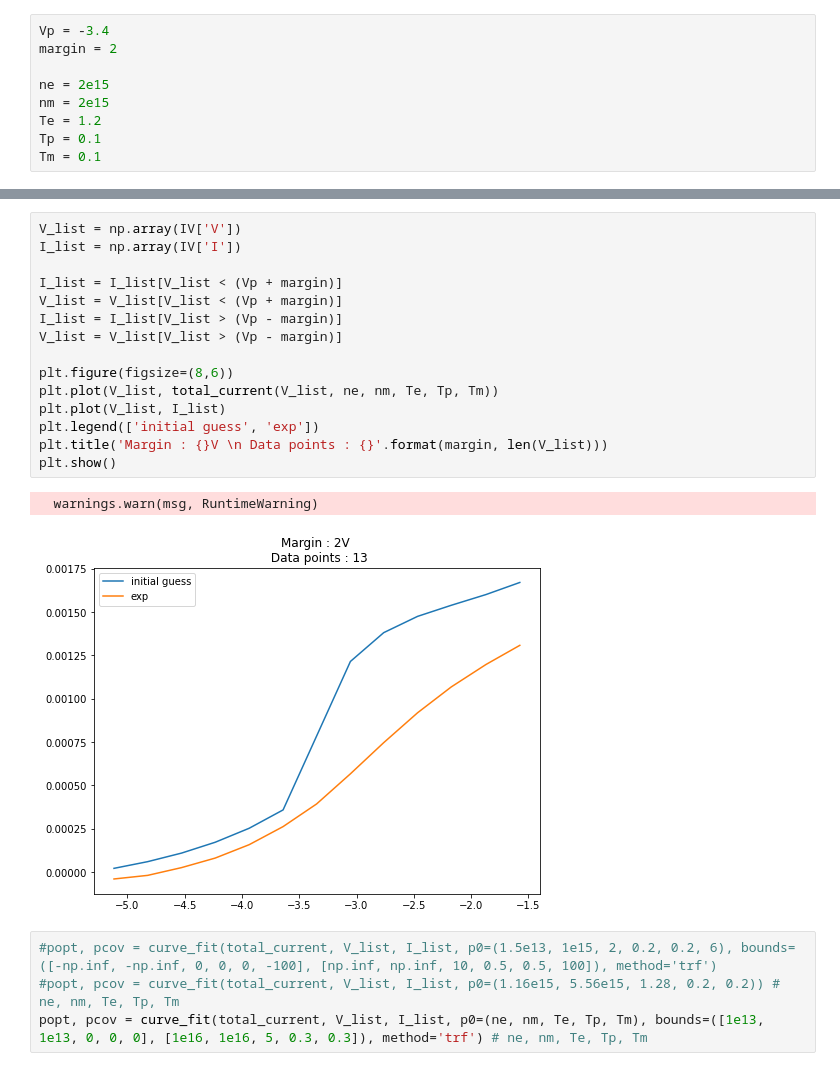
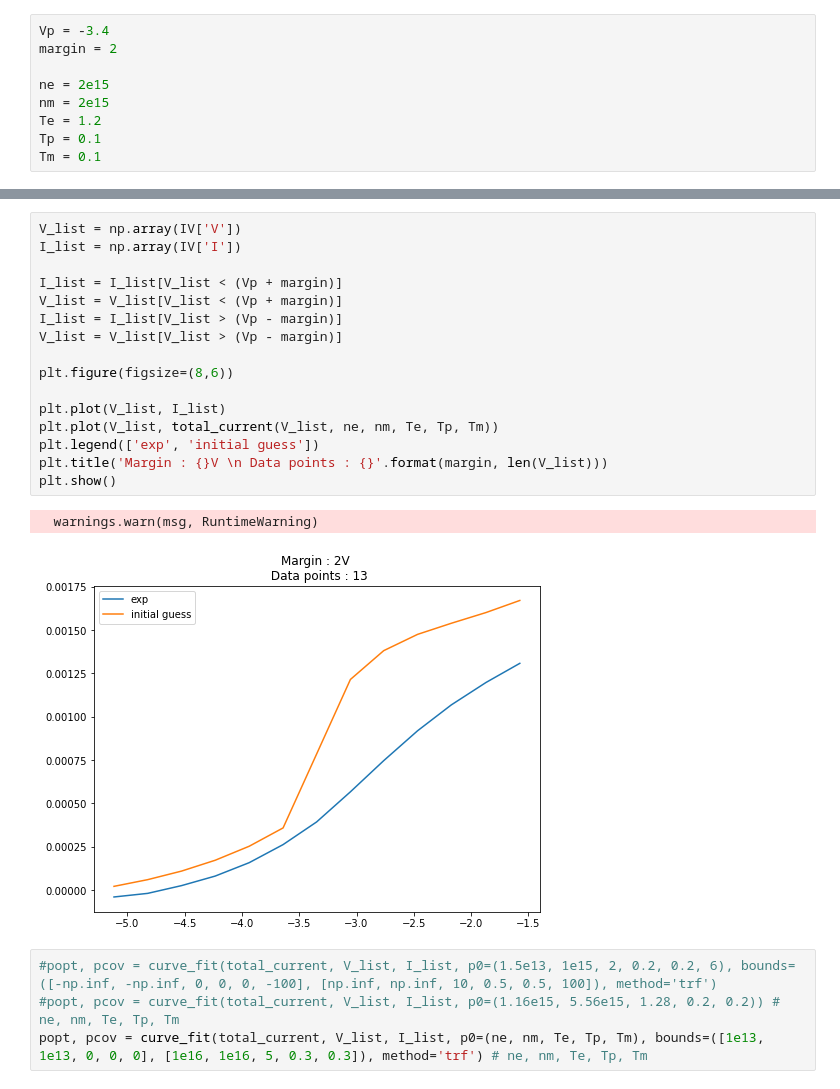
Before and after one commit to gunu0626/negative-ion, a Jupyter notebook: Fitting_test.ipynb, the cells around one changed output, grey strips where cells are left out. Drawn from its saved outputs; the diff is of its cells as text.

```diff
--- a/Fitting_test.ipynb
+++ b/Fitting_test.ipynb
@@ -143,21 +150,22 @@ Tm = 0.1
 # %%
 V_list = np.array(IV['V'])
 I_list = np.array(IV['I'])
 
 I_list = I_list[V_list < (Vp + margin)]
 V_list = V_list[V_list < (Vp + margin)]
 I_list = I_list[V_list > (Vp - margin)]
 V_list = V_list[V_list > (Vp - margin)]
 
 plt.figure(figsize=(8,6))
+
+plt.plot(V_list, I_list)
 plt.plot(V_list, total_current(V_list, ne, nm, Te, Tp, Tm))
-plt.plot(V_list, I_list)
-plt.legend(['initial guess', 'exp'])
+plt.legend(['exp', 'initial guess'])
 plt.title('Margin : {}V \n Data points : {}'.format(margin, len(V_list)))
 plt.show()
 # %% [output]
   warnings.warn(msg, RuntimeWarning)
-[figure, old version]
+[figure, new version]
 # %%
 #popt, pcov = curve_fit(total_current, V_list, I_list, p0=(1.5e13, 1e15, 2, 0.2, 0.2, 6), bounds=([-np.inf, -np.inf, 0, 0, 0, -100], [np.inf, np.inf, 10, 0.5, 0.5, 100]), method='trf')
 #popt, pcov = curve_fit(total_current, V_list, I_list, p0=(1.16e15, 5.56e15, 1.28, 0.2, 0.2)) # ne, nm, Te, Tp, Tm
```
Also changed, not shown: parts of 9 cells of this notebook.
